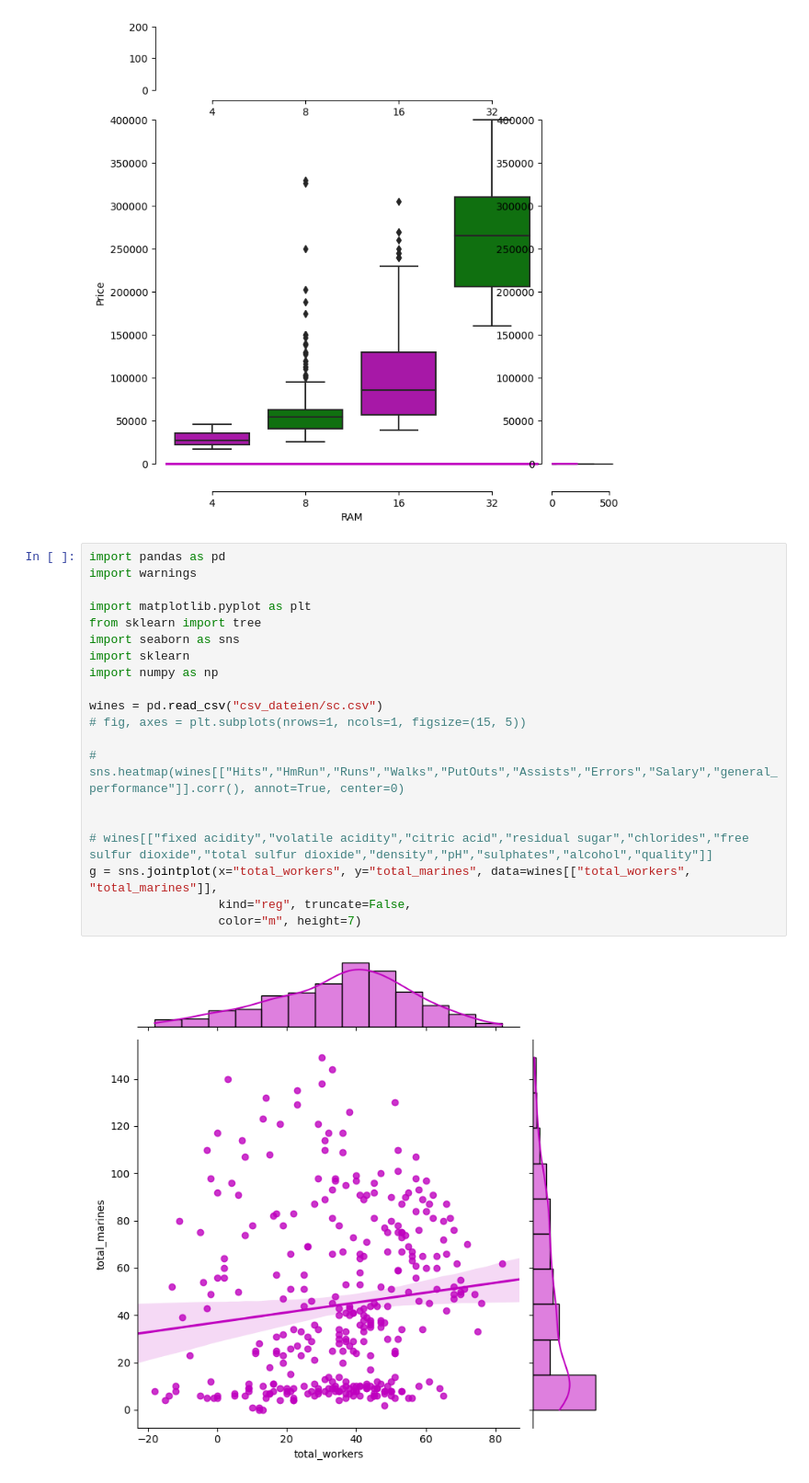
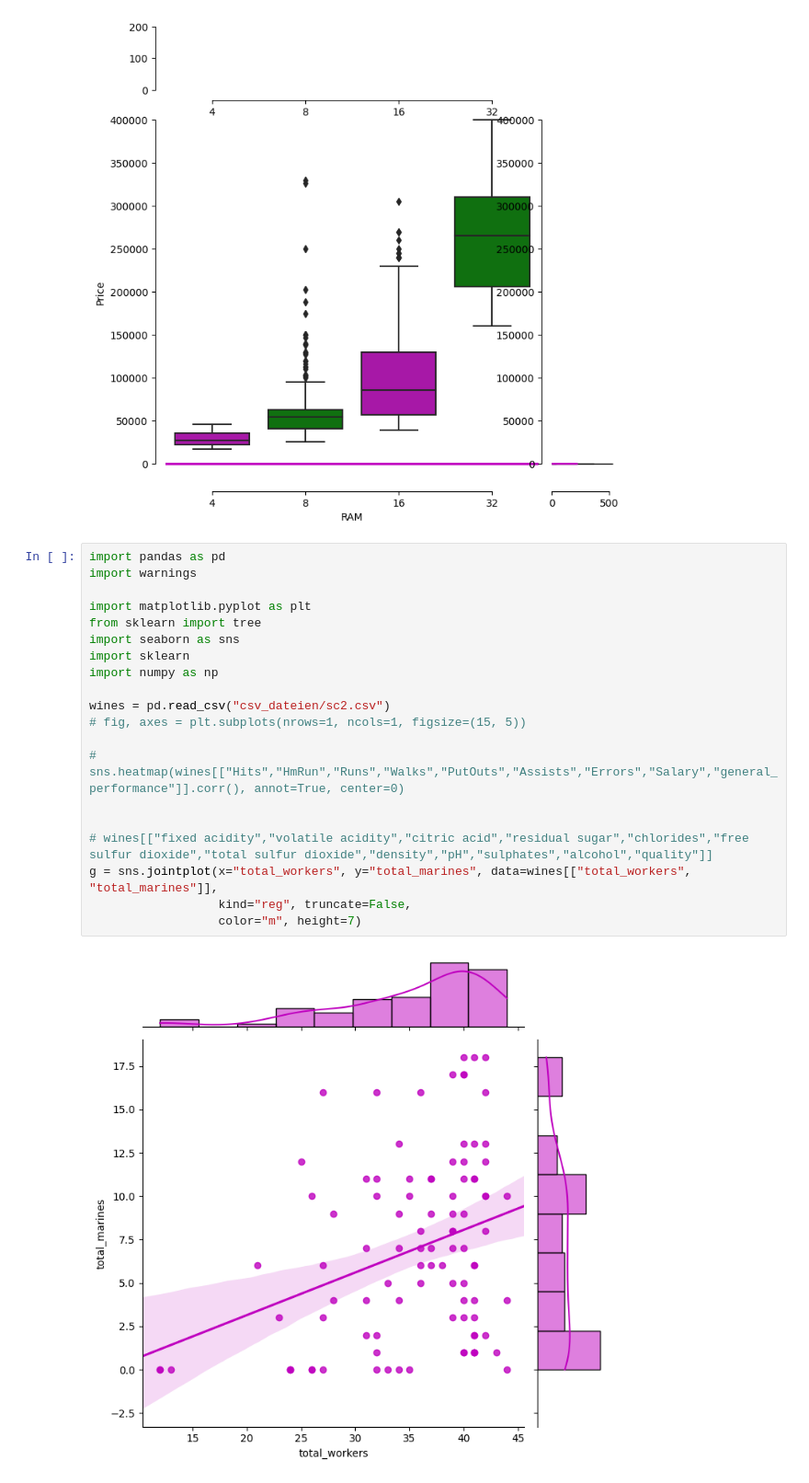
Before and after one commit to Monsieur-Bandana/gurobi_machine_learning, a Jupyter notebook: notebook2.ipynb, the cells around one changed output. Shown at 92% size. Saved outputs shown, nothing was run; the diff lists cells and outputs as text.

```diff
--- a/notebook2.ipynb
+++ b/notebook2.ipynb
@@ -151,22 +151,22 @@ sns.despine(offset=10, trim=True)
 # %%
 import pandas as pd
 import warnings
 
 import matplotlib.pyplot as plt
 from sklearn import tree
 import seaborn as sns
 import sklearn
 import numpy as np
 
-wines = pd.read_csv("csv_dateien/sc.csv")
+wines = pd.read_csv("csv_dateien/sc2.csv")
 # fig, axes = plt.subplots(nrows=1, ncols=1, figsize=(15, 5))
 
 # sns.heatmap(wines[["Hits","HmRun","Runs","Walks","PutOuts","Assists","Errors","Salary","general_performance"]].corr(), annot=True, center=0)
 
 
 # wines[["fixed acidity","volatile acidity","citric acid","residual sugar","chlorides","free sulfur dioxide","total sulfur dioxide","density","pH","sulphates","alcohol","quality"]]
 g = sns.jointplot(x="total_workers", y="total_marines", data=wines[["total_workers", "total_marines"]],
                   kind="reg", truncate=False,
                   color="m", height=7)
 # %% [output]
-[figure, old version]
+[figure, new version]
```
Also changed, not shown: 2 other files.
